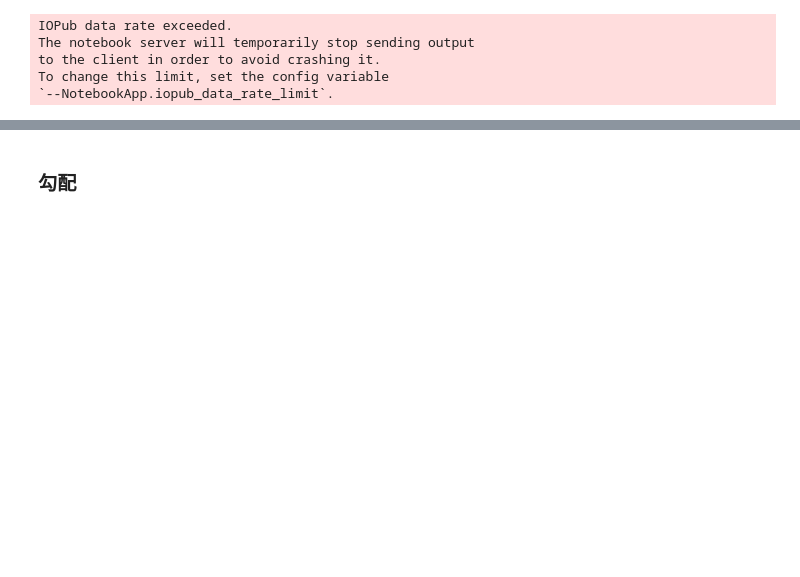
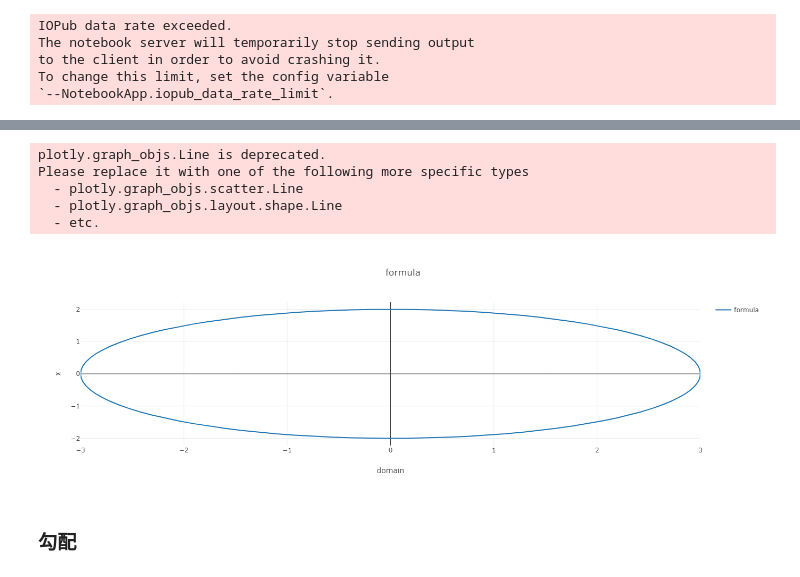
Before and after one commit to yryrgogo/data_analysis, a Jupyter notebook: scratch_algorithm/gradient.ipynb, the cells around one changed output, grey strips where cells are left out. Cells and saved outputs as stored; diff of their text form; code cells hidden in the pictures; blank space fills up the shorter version.

```diff
--- a/scratch_algorithm/gradient.ipynb
+++ b/scratch_algorithm/gradient.ipynb
@@ -72,2 +77,79 @@ Please replace it with one of the following more specific types
+# %%
+# 2次関数
+def f2(xy):
+    x = xy[0]
+    y = xy[1]
+    f = x**2+y**2
+    if f==1:
+        return 1
+    else:
+        return 0
+
+xs = np.linspace(-2, 2, 1000)
+ys = np.linspace(-2, 2, 1000)
+xmesh, ymesh = np.meshgrid(xs, ys)
+xmesh = xmesh.reshape(1, -1)[0]
+ymesh = ymesh.reshape(1, -1)[0]
+
+
+import math
+
+def generateVecFromEllipse(a, b):
+
+    t = np.linspace(0, 2 * math.pi, 101)
+    t = np.reshape(t, (t.shape[0], 1))
+
+    xVec = np.zeros((t.shape))
+    yVec = np.zeros((t.shape))
+    for i in range(t.shape[0]):
+        xVec[i] = a * math.cos(t[i])
+        yVec[i] = b * math.sin(t[i])
+
+    data = np.concatenate((xVec, yVec),  axis=1)
+    return data
+
+# 1. Generating Ellipse Point
+dataEl = generateVecFromEllipse(3, 2)
+
+
+# # 微分
+# is_differential = [True, False][0]
+# for i in X:
+#     if is_differential:
+#         Y = np.append(Y, float(sym.diff(f3(), x, 1).subs(x, i)))
+#     else:
+#         Y = np.append(Y, float(sin().subs(x, i)))
+
+
+#========================================================================
+# Plotlyによる描画
+#========================================================================
+name = 'formula'
+title = 'formula'
+trace = go.Line(
+    x = dataEl[:, 0],
+    y = dataEl[:, 1],
+    name = name
+)
+
+layout = go.Layout(
+    title=title,
+#     legend={"x":0.8, "y":0.1},
+    xaxis={"title":"x"},
+    yaxis={"title":"y"},
+    showlegend=True
+#     yaxis2={"title":"Birth Rate", "overlaying":"y", "side":"right"},
+)
+
+data = [trace]
+fig = {'data':data, 'layout':layout}
+offline.iplot(fig, filename='sin', image="png")
+# %% [output]
+plotly.graph_objs.Line is deprecated.
+Please replace it with one of the following more specific types
+  - plotly.graph_objs.scatter.Line
+  - plotly.graph_objs.layout.shape.Line
+  - etc.
+[figure, added]
 # %% [markdown]
 ### 勾配
```
Also changed, not shown: parts of 5 cells of this notebook.
